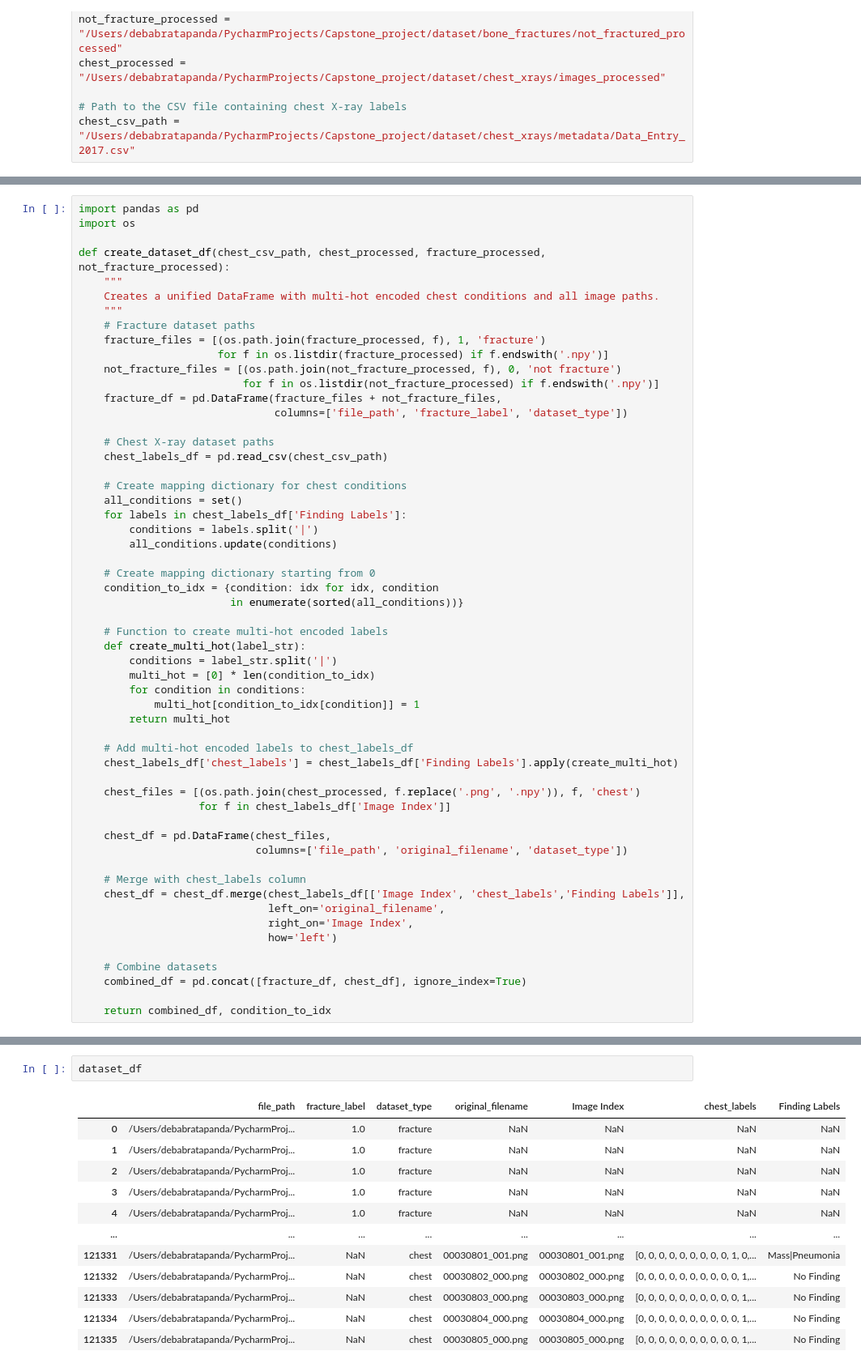
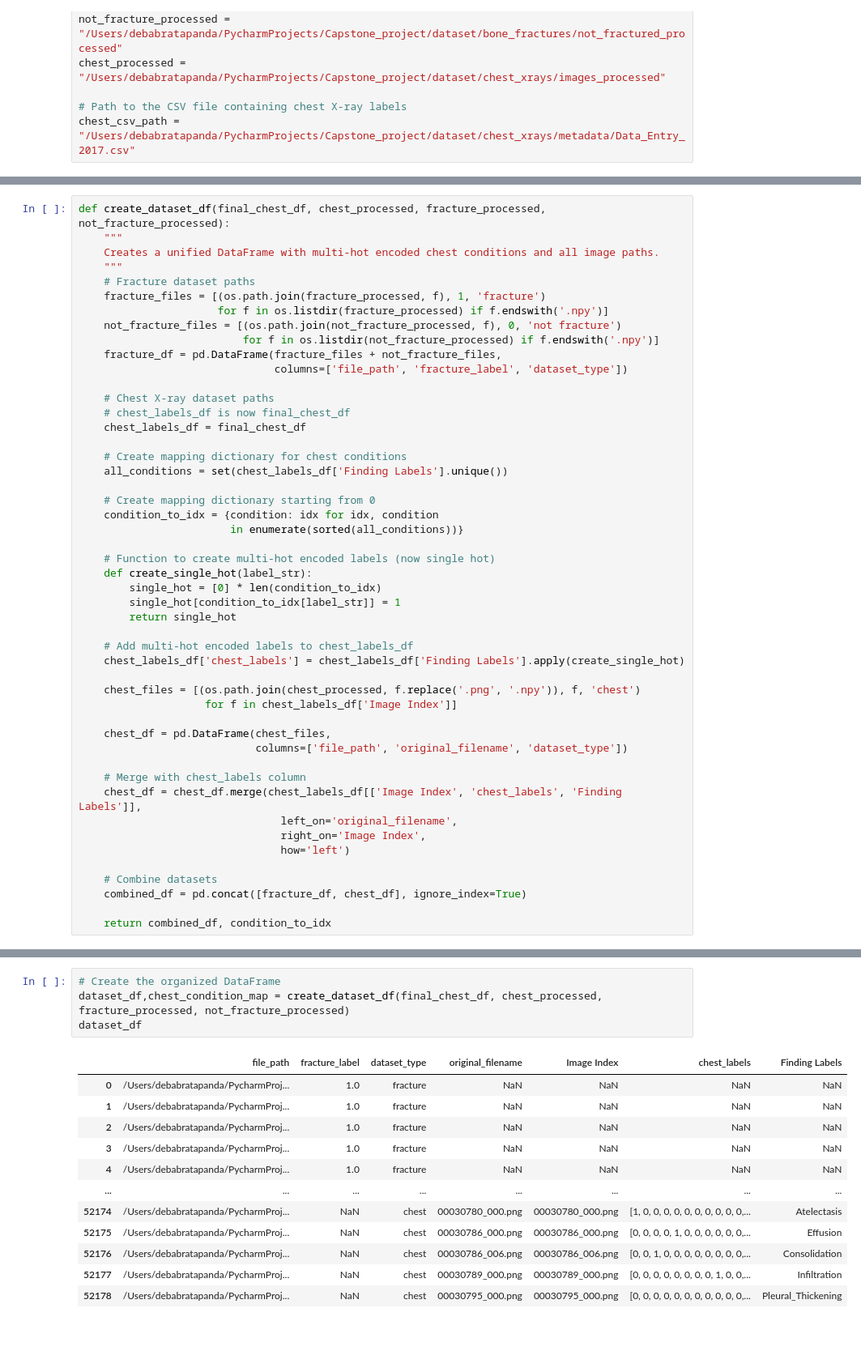
Before and after one commit to geeknoobie/Capstone_project, a Jupyter notebook: capstone_trials.ipynb, the cells around one changed output, grey strips where cells are left out. Shown: that part at 81% size. Cells and saved outputs as stored; diff of their text form; blank space fills up the shorter version.

```diff
--- a/capstone_trials.ipynb
+++ b/capstone_trials.ipynb
@@ -231,8 +317,5 @@ chest_csv_path = "/Users/debabratapanda/PycharmProjects/Capstone_project/dataset
 # %%
-import pandas as pd
-import os
-
-def create_dataset_df(chest_csv_path, chest_processed, fracture_processed, not_fracture_processed):
+def create_dataset_df(final_chest_df, chest_processed, fracture_processed, not_fracture_processed):
     """
     Creates a unified DataFrame with multi-hot encoded chest conditions and all image paths.
     """
@@ -245,40 +328,36 @@ def create_dataset_df(chest_csv_path, chest_processed, fracture_processed, not_f
                                columns=['file_path', 'fracture_label', 'dataset_type'])
 
     # Chest X-ray dataset paths
-    chest_labels_df = pd.read_csv(chest_csv_path)
+    # chest_labels_df is now final_chest_df
+    chest_labels_df = final_chest_df
 
     # Create mapping dictionary for chest conditions
-    all_conditions = set()
-    for labels in chest_labels_df['Finding Labels']:
-        conditions = labels.split('|')
-        all_conditions.update(conditions)
+    all_conditions = set(chest_labels_df['Finding Labels'].unique())
 
     # Create mapping dictionary starting from 0
     condition_to_idx = {condition: idx for idx, condition
                         in enumerate(sorted(all_conditions))}
 
-    # Function to create multi-hot encoded labels
-    def create_multi_hot(label_str):
-        conditions = label_str.split('|')
-        multi_hot = [0] * len(condition_to_idx)
-        for condition in conditions:
-            multi_hot[condition_to_idx[condition]] = 1
-        return multi_hot
+    # Function to create multi-hot encoded labels (now single hot)
+    def create_single_hot(label_str):
+        single_hot = [0] * len(condition_to_idx)
+        single_hot[condition_to_idx[label_str]] = 1
+        return single_hot
 
     # Add multi-hot encoded labels to chest_labels_df
-    chest_labels_df['chest_labels'] = chest_labels_df['Finding Labels'].apply(create_multi_hot)
+    chest_labels_df['chest_labels'] = chest_labels_df['Finding Labels'].apply(create_single_hot)
 
     chest_files = [(os.path.join(chest_processed, f.replace('.png', '.npy')), f, 'chest')
-                   for f in chest_labels_df['Image Index']]
+                    for f in chest_labels_df['Image Index']]
 
     chest_df = pd.DataFrame(chest_files,
                             columns=['file_path', 'original_filename', 'dataset_type'])
 
     # Merge with chest_labels column
-    chest_df = chest_df.merge(chest_labels_df[['Image Index', 'chest_labels','Finding Labels']],
-                              left_on='original_filename',
-                              right_on='Image Index',
-                              how='left')
+    chest_df = chest_df.merge(chest_labels_df[['Image Index', 'chest_labels', 'Finding Labels']],
+                                left_on='original_filename',
+                                right_on='Image Index',
+                                how='left')
 
     # Combine datasets
     combined_df = pd.concat([fracture_df, chest_df], ignore_index=True)
@@ -290,15 +366,17 @@ dataset_df,chest_condition_map = create_dataset_df(chest_csv_path, chest_process
 # %%
+# Create the organized DataFrame
+dataset_df,chest_condition_map = create_dataset_df(final_chest_df, chest_processed, fracture_processed, not_fracture_processed)
 dataset_df
 # %% [output]
 |  | file_path | fracture_label | dataset_type | original_filename | Image Index | chest_labels | Finding Labels |
 | 0 | /Users/debabratapanda/PycharmProj... | 1.0 | fracture | NaN | NaN | NaN | NaN |
 | 1 | /Users/debabratapanda/PycharmProj... | 1.0 | fracture | NaN | NaN | NaN | NaN |
 | 2 | /Users/debabratapanda/PycharmProj... | 1.0 | fracture | NaN | NaN | NaN | NaN |
 | 3 | /Users/debabratapanda/PycharmProj... | 1.0 | fracture | NaN | NaN | NaN | NaN |
 | 4 | /Users/debabratapanda/PycharmProj... | 1.0 | fracture | NaN | NaN | NaN | NaN |
 | ... | ... | ... | ... | ... | ... | ... | ... |
-| 121331 | /Users/debabratapanda/PycharmProj... | NaN | chest | 00030801_001.png | 00030801_001.png | [0, 0, 0, 0, 0, 0, 0, 0, 0, 1, 0,... | Mass|Pneumonia |
-| 121332 | /Users/debabratapanda/PycharmProj... | NaN | chest | 00030802_000.png | 00030802_000.png | [0, 0, 0, 0, 0, 0, 0, 0, 0, 0, 1,... | No Finding |
-| 121333 | /Users/debabratapanda/PycharmProj... | NaN | chest | 00030803_000.png | 00030803_000.png | [0, 0, 0, 0, 0, 0, 0, 0, 0, 0, 1,... | No Finding |
-| 121334 | /Users/debabratapanda/PycharmProj... | NaN | chest | 00030804_000.png | 00030804_000.png | [0, 0, 0, 0, 0, 0, 0, 0, 0, 0, 1,... | No Finding |
-| 121335 | /Users/debabratapanda/PycharmProj... | NaN | chest | 00030805_000.png | 00030805_000.png | [0, 0, 0, 0, 0, 0, 0, 0, 0, 0, 1,... | No Finding |
+| 52174 | /Users/debabratapanda/PycharmProj... | NaN | chest | 00030780_000.png | 00030780_000.png | [1, 0, 0, 0, 0, 0, 0, 0, 0, 0, 0,... | Atelectasis |
+| 52175 | /Users/debabratapanda/PycharmProj... | NaN | chest | 00030786_000.png | 00030786_000.png | [0, 0, 0, 0, 1, 0, 0, 0, 0, 0, 0,... | Effusion |
+| 52176 | /Users/debabratapanda/PycharmProj... | NaN | chest | 00030786_006.png | 00030786_006.png | [0, 0, 1, 0, 0, 0, 0, 0, 0, 0, 0,... | Consolidation |
+| 52177 | /Users/debabratapanda/PycharmProj... | NaN | chest | 00030789_000.png | 00030789_000.png | [0, 0, 0, 0, 0, 0, 0, 0, 1, 0, 0,... | Infiltration |
+| 52178 | /Users/debabratapanda/PycharmProj... | NaN | chest | 00030795_000.png | 00030795_000.png | [0, 0, 0, 0, 0, 0, 0, 0, 0, 0, 0,... | Pleural_Thickening |
```
Also changed, not shown: parts of 18 cells of this notebook, 2 other files.
